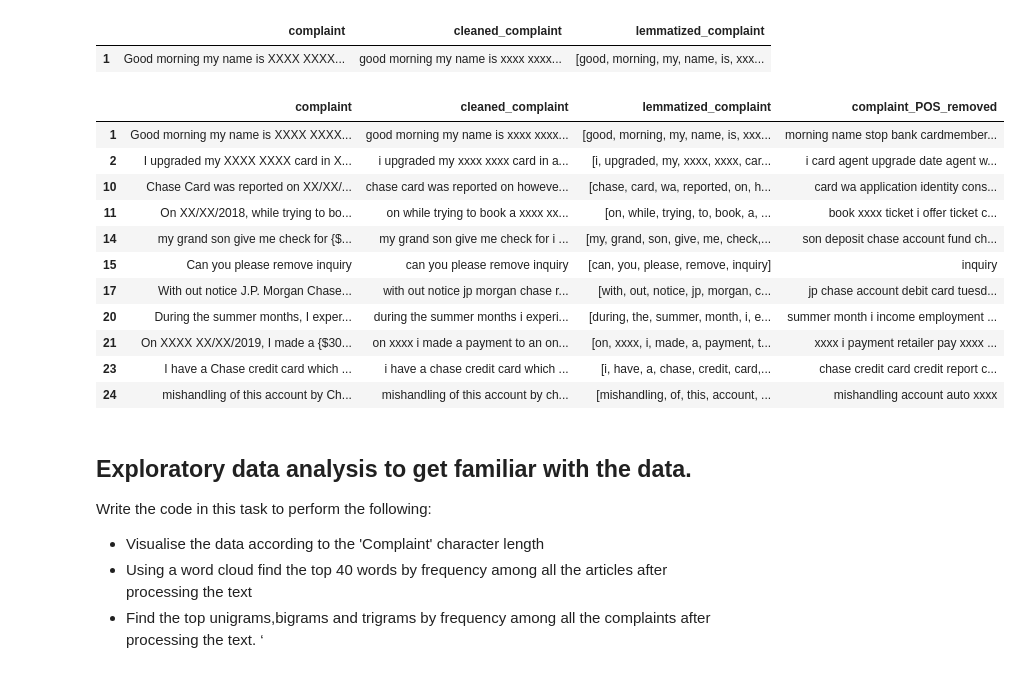
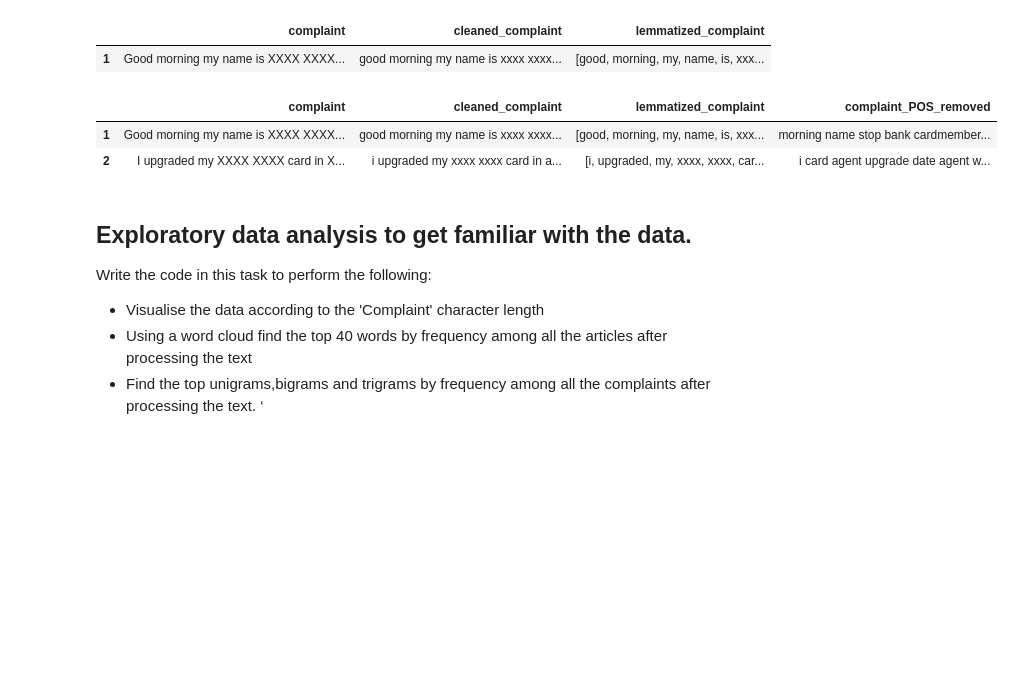
Before and after one commit to uvarajthulasiram/NLP-AutomaticTicketClassification, a Jupyter notebook: Automatic_Ticket_Classification_Assignment.ipynb, the cells around one changed output. Saved outputs shown, nothing was run; the diff lists cells and outputs as text; code cells hidden in the pictures; blank space fills up the shorter version.

```diff
--- a/Automatic_Ticket_Classification_Assignment.ipynb
+++ b/Automatic_Ticket_Classification_Assignment.ipynb
@@ -254,20 +254,11 @@ def keep_nouns(text): # Changed the function name as it's the same as pos_tag fr
 df_clean["complaint_POS_removed"] = df_clean['lemmatized_complaint'].apply(keep_nouns) #this column should contain lemmatized text with all the words removed which have tags other than NN[tag == "NN"].
 # %%
 #The clean dataframe should now contain the raw complaint, lemmatized complaint and the complaint after removing POS tags.
-df_clean
+df_clean.head(2)
 # %% [output]
 |  | complaint | cleaned_complaint | lemmatized_complaint | complaint_POS_removed |
 | 1 | Good morning my name is XXXX XXXX... | good morning my name is xxxx xxxx... | [good, morning, my, name, is, xxx... | morning name stop bank cardmember... |
 | 2 | I upgraded my XXXX XXXX card in X... | i upgraded my xxxx xxxx card in a... | [i, upgraded, my, xxxx, xxxx, car... | i card agent upgrade date agent w... |
-| 10 | Chase Card was reported on XX/XX/... | chase card was reported on howeve... | [chase, card, wa, reported, on, h... | card wa application identity cons... |
-| 11 | On XX/XX/2018, while trying to bo... | on while trying to book a xxxx xx... | [on, while, trying, to, book, a, ... | book xxxx ticket i offer ticket c... |
-| 14 | my grand son give me check for {$... | my grand son give me check for i ... | [my, grand, son, give, me, check,... | son deposit chase account fund ch... |
-| 15 | Can you please remove inquiry | can you please remove inquiry | [can, you, please, remove, inquiry] | inquiry |
-| 17 | With out notice J.P. Morgan Chase... | with out notice jp morgan chase r... | [with, out, notice, jp, morgan, c... | jp chase account debit card tuesd... |
-| 20 | During the summer months, I exper... | during the summer months i experi... | [during, the, summer, month, i, e... | summer month i income employment ... |
-| 21 | On XXXX XX/XX/2019, I made a {$30... | on xxxx i made a payment to an on... | [on, xxxx, i, made, a, payment, t... | xxxx i payment retailer pay xxxx ... |
-| 23 | I have a Chase credit card which ... | i have a chase credit card which ... | [i, have, a, chase, credit, card,... | chase credit card credit report c... |
-| 24 | mishandling of this account by Ch... | mishandling of this account by ch... | [mishandling, of, this, account, ... | mishandling account auto xxxx |
 # %% [markdown]
 ## Exploratory data analysis to get familiar with the data.
 
```
Also changed, not shown: parts of 5 cells of this notebook.
